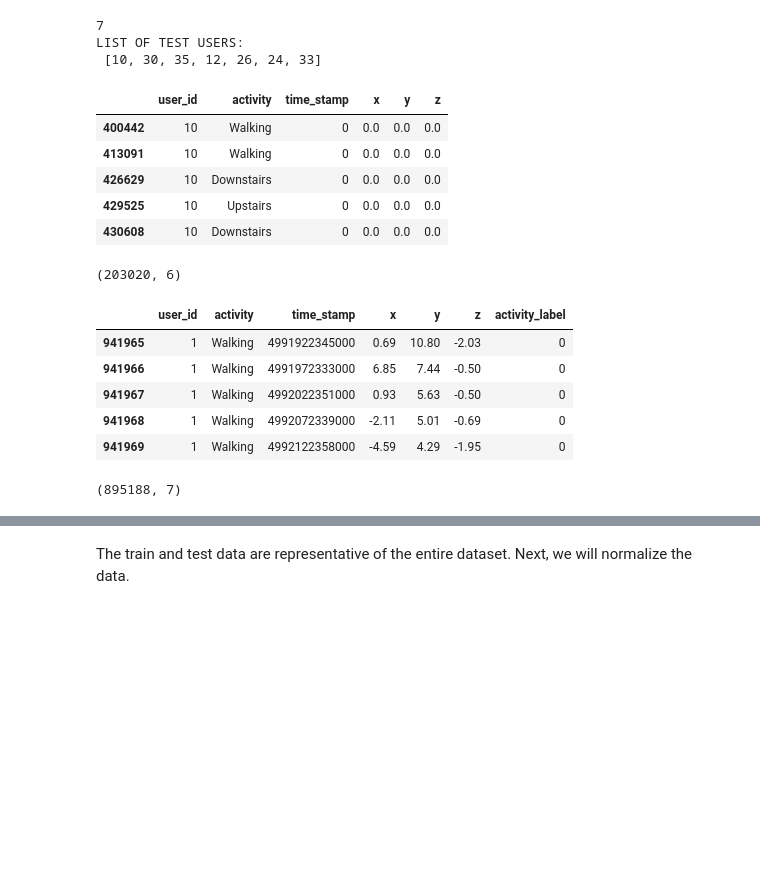
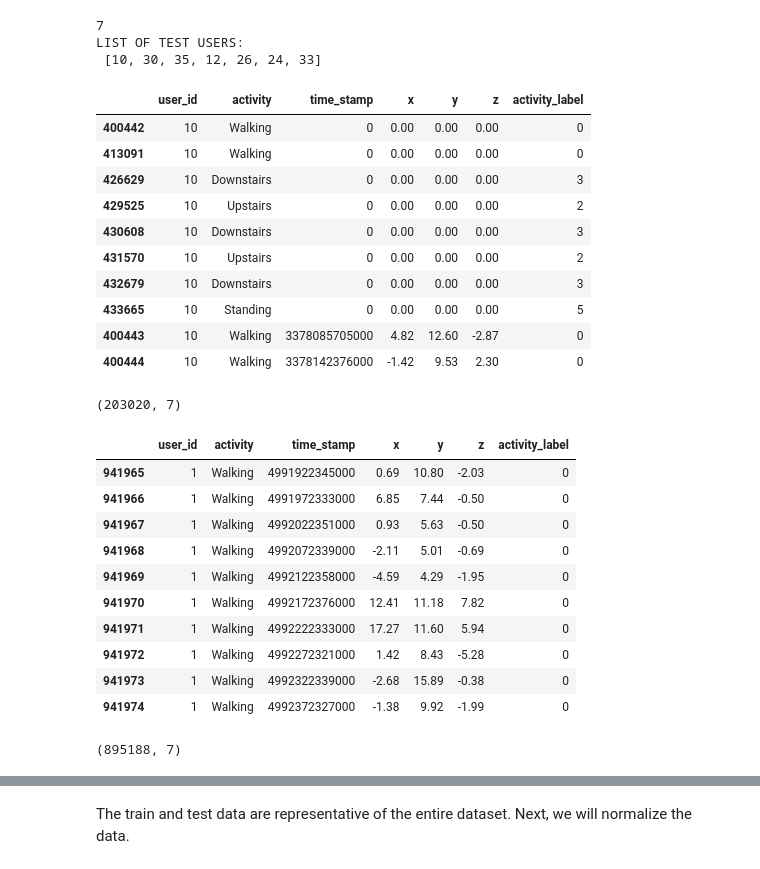
Before and after one commit to setare92-ha/activity_recognition_project, a Jupyter notebook: main.ipynb, the cells around one changed output, grey strips where cells are left out. Drawn from its saved outputs; the diff is of its cells as text; code cells hidden in the pictures; blank space fills up the shorter version.

```diff
--- a/main.ipynb
+++ b/main.ipynb
@@ -540,20 +569,25 @@ LIST OF TEST USERS:
 # %%
 dft_test = dft[dft['user_id'].isin(test_users)]
 dft_test = dft_test.sort_values(by=['user_id', 'time_stamp'])
-display(dft_test.head())
+display(dft_test.head(10))
 dft_test.shape
 # %% [output]
-|  | user_id | activity | time_stamp | x | y | z |
-| 400442 | 10 | Walking | 0 | 0.0 | 0.0 | 0.0 |
-| 413091 | 10 | Walking | 0 | 0.0 | 0.0 | 0.0 |
-| 426629 | 10 | Downstairs | 0 | 0.0 | 0.0 | 0.0 |
-| 429525 | 10 | Upstairs | 0 | 0.0 | 0.0 | 0.0 |
-| 430608 | 10 | Downstairs | 0 | 0.0 | 0.0 | 0.0 |
+|  | user_id | activity | time_stamp | x | y | z | activity_label |
+| 400442 | 10 | Walking | 0 | 0.00 | 0.00 | 0.00 | 0 |
+| 413091 | 10 | Walking | 0 | 0.00 | 0.00 | 0.00 | 0 |
+| 426629 | 10 | Downstairs | 0 | 0.00 | 0.00 | 0.00 | 3 |
+| 429525 | 10 | Upstairs | 0 | 0.00 | 0.00 | 0.00 | 2 |
+| 430608 | 10 | Downstairs | 0 | 0.00 | 0.00 | 0.00 | 3 |
+| 431570 | 10 | Upstairs | 0 | 0.00 | 0.00 | 0.00 | 2 |
+| 432679 | 10 | Downstairs | 0 | 0.00 | 0.00 | 0.00 | 3 |
+| 433665 | 10 | Standing | 0 | 0.00 | 0.00 | 0.00 | 5 |
+| 400443 | 10 | Walking | 3378085705000 | 4.82 | 12.60 | -2.87 | 0 |
+| 400444 | 10 | Walking | 3378142376000 | -1.42 | 9.53 | 2.30 | 0 |
-(203020, 6)
+(203020, 7)
 # %%
 dft_train = dft[~dft['user_id'].isin(test_users)]
 dft_train.sort_values(by=['user_id', 'time_stamp'])
-display(dft_train.head())
+display(dft_train.head(10))
 dft_train.shape
 # %% [output]
 |  | user_id | activity | time_stamp | x | y | z | activity_label |
@@ -562,6 +596,11 @@ dft_train.shape
 | 941967 | 1 | Walking | 4992022351000 | 0.93 | 5.63 | -0.50 | 0 |
 | 941968 | 1 | Walking | 4992072339000 | -2.11 | 5.01 | -0.69 | 0 |
 | 941969 | 1 | Walking | 4992122358000 | -4.59 | 4.29 | -1.95 | 0 |
+| 941970 | 1 | Walking | 4992172376000 | 12.41 | 11.18 | 7.82 | 0 |
+| 941971 | 1 | Walking | 4992222333000 | 17.27 | 11.60 | 5.94 | 0 |
+| 941972 | 1 | Walking | 4992272321000 | 1.42 | 8.43 | -5.28 | 0 |
+| 941973 | 1 | Walking | 4992322339000 | -2.68 | 15.89 | -0.38 | 0 |
+| 941974 | 1 | Walking | 4992372327000 | -1.38 | 9.92 | -1.99 | 0 |
 (895188, 7)
 # %%
 print('train data class %:', dft_train['activity'].value_counts(normalize=True))
```
Also changed, not shown: parts of 43 cells of this notebook.
